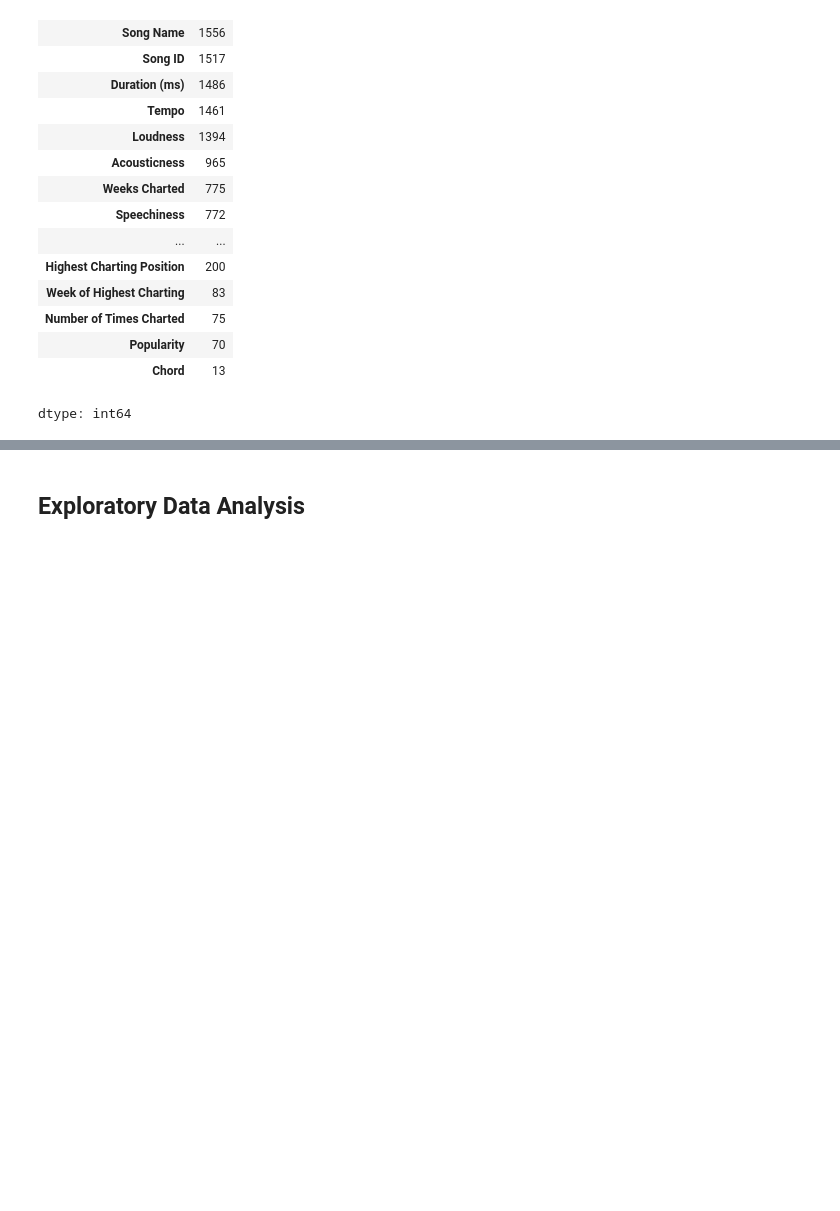
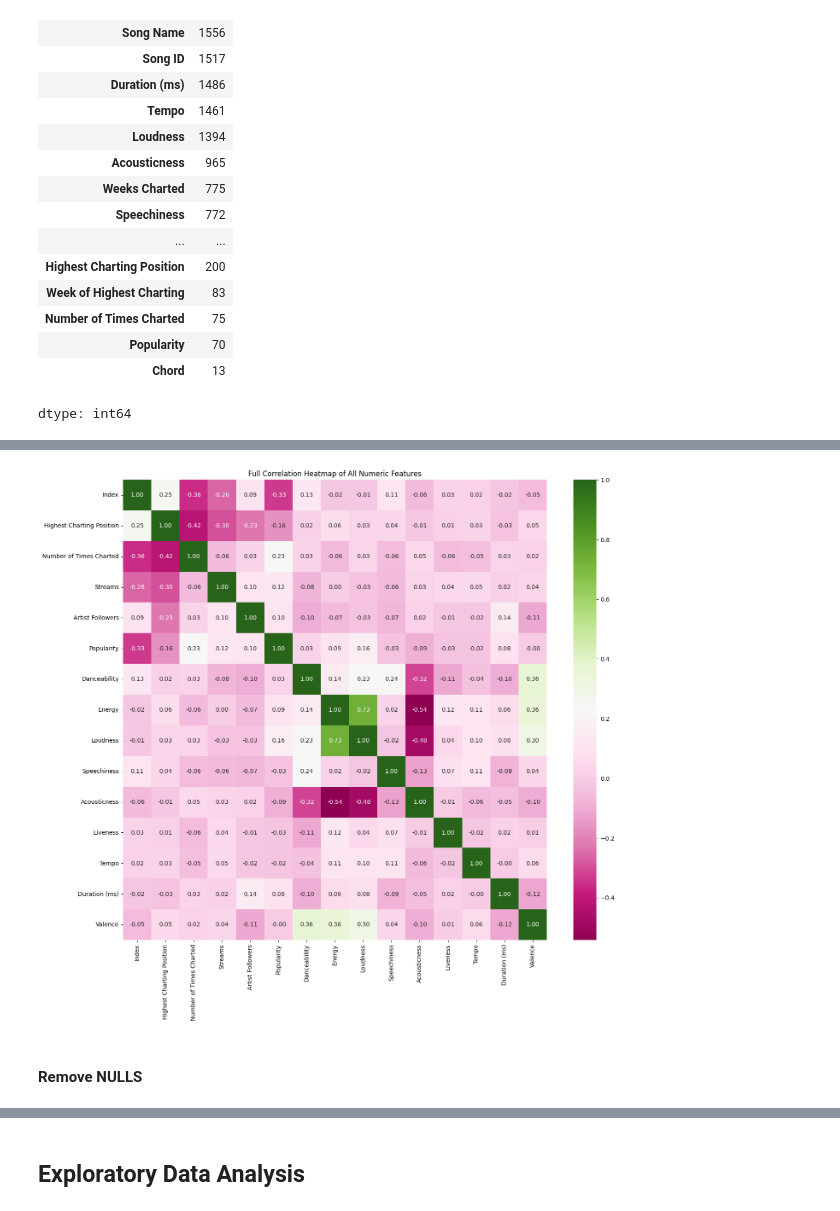
Before and after one commit to baut-jc/DDDS-My-Projects, a Jupyter notebook: Project-4/Project_4_Spotify.ipynb, the cells around one changed output, grey strips where cells are left out. Cells and saved outputs as stored; diff of their text form; code cells hidden in the pictures; blank space fills up the shorter version.

```diff
--- a/Project-4/Project_4_Spotify.ipynb
+++ b/Project-4/Project_4_Spotify.ipynb
@@ -157,0 +176,16 @@ np.int64(0)
+# %%
+## Columns like 'Streams' and 'Artist Followers' have commas. Remove them and convert to numbers.
+
+df['Streams'] = pd.to_numeric(df['Streams'].str.replace(',', ''))
+df['Artist Followers'] = pd.to_numeric(df['Artist Followers'].str.replace(',', ''), errors='coerce')
+# %%
+# Convert all audio feature columns from 'object' to numeric.
+# Using errors='coerce' will turn any problematic values into 'NaN' (Not a Number),
+# which we can handle next.
+
+audio_features = ['Popularity', 'Danceability', 'Energy', 'Loudness', 'Speechiness',
+                  'Acousticness', 'Liveness', 'Tempo', 'Duration (ms)', 'Valence']
+for col in audio_features:
+    df[col] = pd.to_numeric(df[col], errors='coerce')
+
+df.sample(7)
@@ -157,0 +202,24 @@ np.int64(0)
+# %%
+import matplotlib.pyplot as plt
+import seaborn as sns
+import numpy as np
+
+# Select only numeric columns for the correlation matrix
+numeric_df = df.select_dtypes(include=np.number)
+
+# Create the correlation matrix
+corr_matrix = numeric_df.corr()
+
+plt.figure(figsize=(16, 14))
+sns.heatmap(
+    corr_matrix,
+    annot=True,      # This adds the numbers to the squares
+    fmt='.2f',       # Format numbers to 2 decimal places
+    cmap='PiYG'   # Color scheme
+)
+plt.title('Full Correlation Heatmap of All Numeric Features')
+plt.show()
+# %% [output]
+[figure, added]
+# %% [markdown]
+#### Remove NULLS
```
Also changed, not shown: parts of 20 cells of this notebook.
